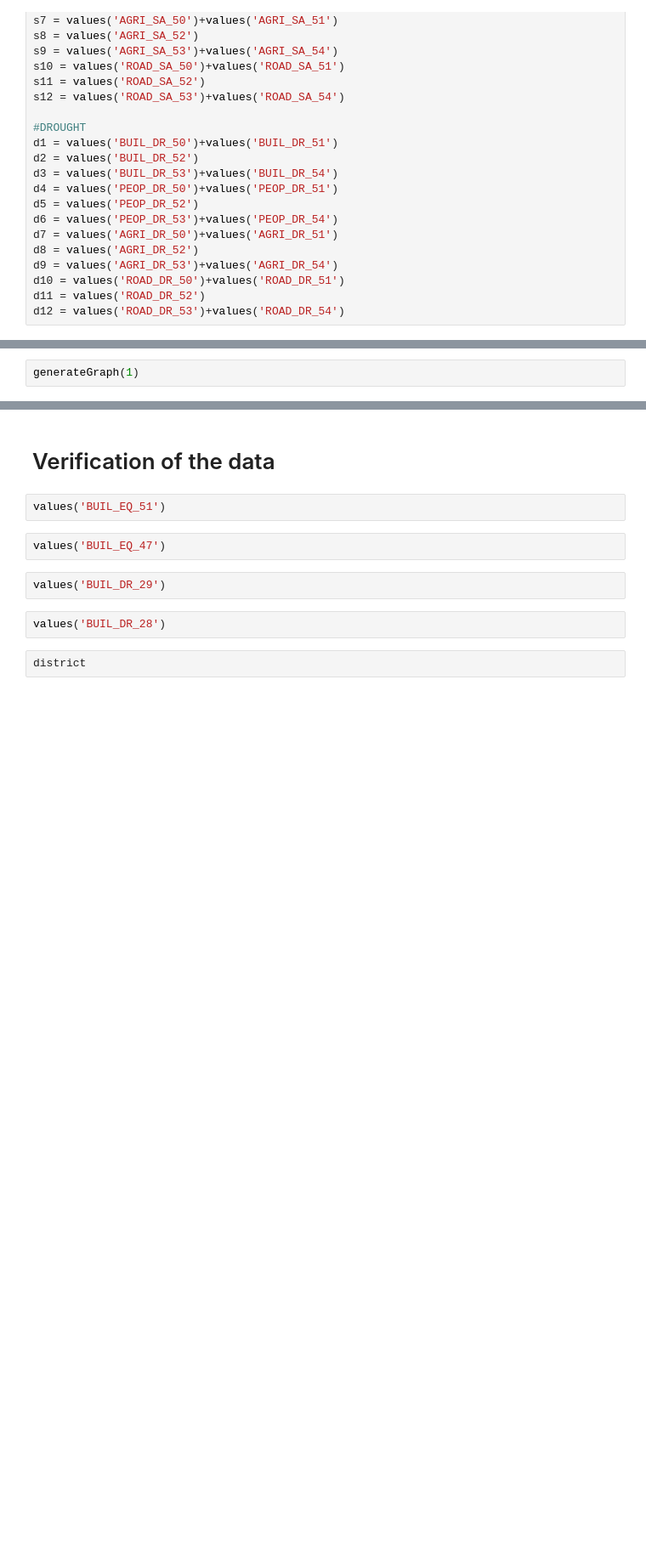
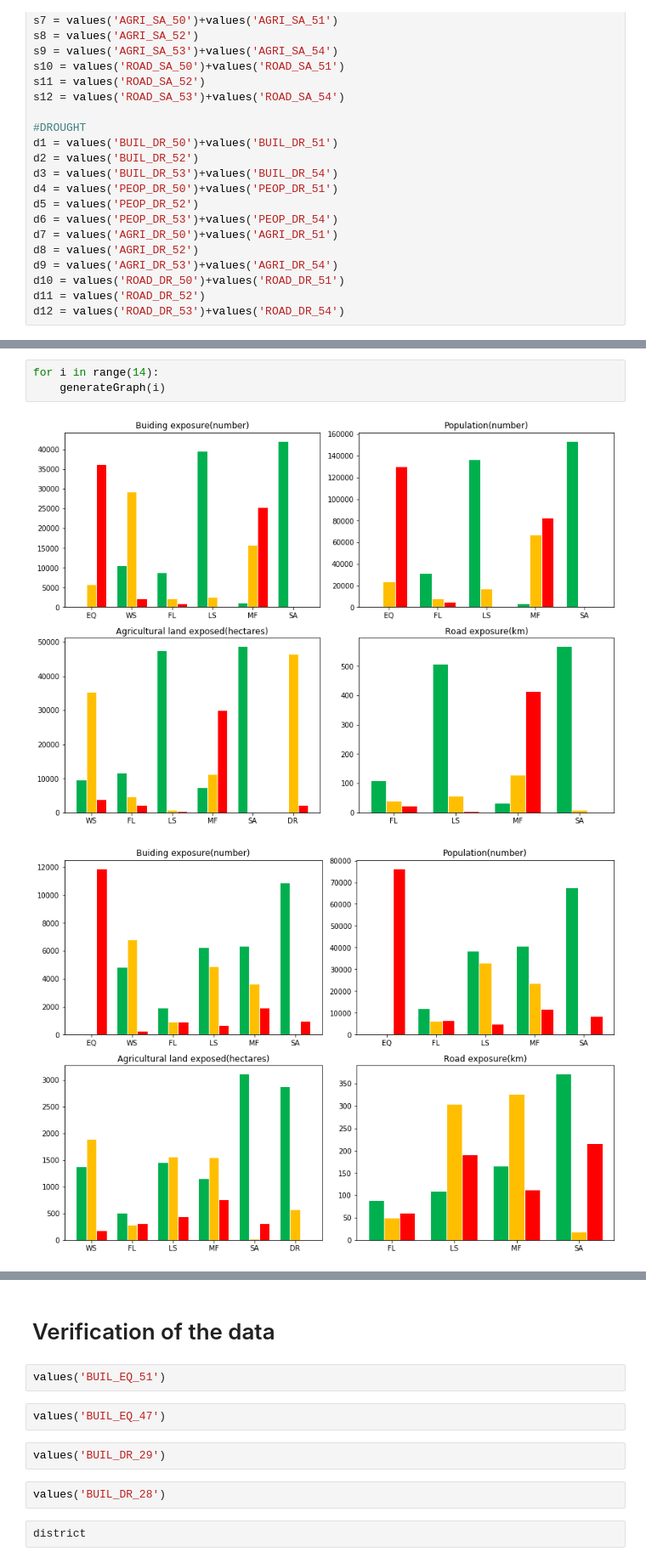
Before and after one commit to Geoinformatics-Center/tajikistan-exposure-graphs, a Jupyter notebook: generate graph for district level.ipynb, the cells around one changed output, grey strips where cells are left out. Shown at 85% size. Saved outputs shown, nothing was run; the diff lists cells and outputs as text; blank space fills up the shorter version.

```diff
--- a/generate graph for district level.ipynb
+++ b/generate graph for district level.ipynb
@@ -232,2 +247,6 @@ generateGraph(0)
-# %%
-generateGraph(1)
+# %%
+for i in range(14):
+    generateGraph(i)
+# %% [output]
+[figure, added]
+[figure, added]
```
Also changed, not shown: parts of 3 cells of this notebook, 16 other files.
